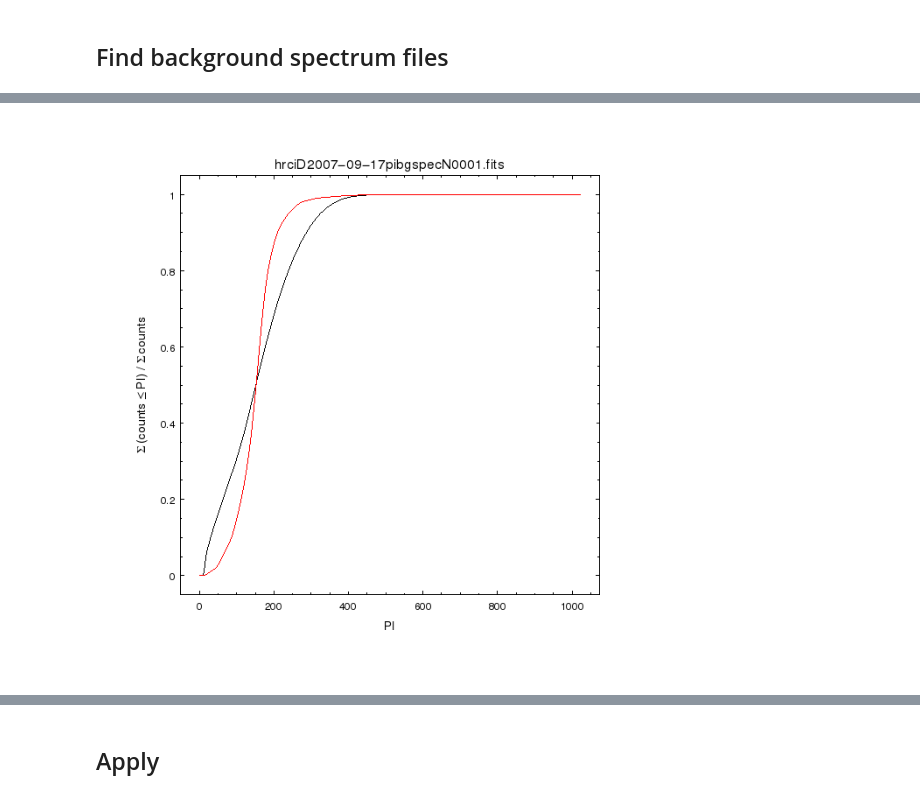
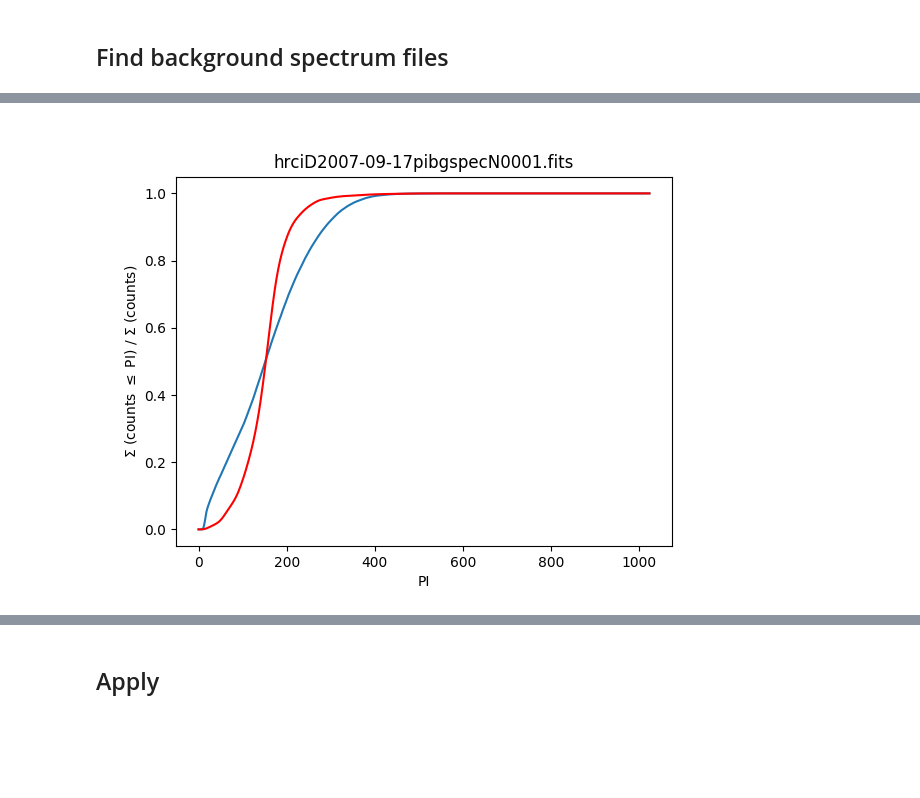
Before and after one commit to cxcsds/ciao-threads, a Jupyter notebook: hrci_bg_spectra.ipynb, the cells around one changed output, grey strips where cells are left out. Cells and saved outputs as stored; diff of their text form; code cells hidden in the pictures; blank space fills up the shorter version.

```diff
--- a/hrci_bg_spectra.ipynb
+++ b/hrci_bg_spectra.ipynb
@@ -202,5 +203,5 @@ display < sherpa2.png
 # %%
-display < sherpa3.png
+display < pi_scdf.png
 # %% [output]
-[figure, old version]
+[figure, new version]
 # %%
```
Also changed, not shown: parts of 14 cells of this notebook.
